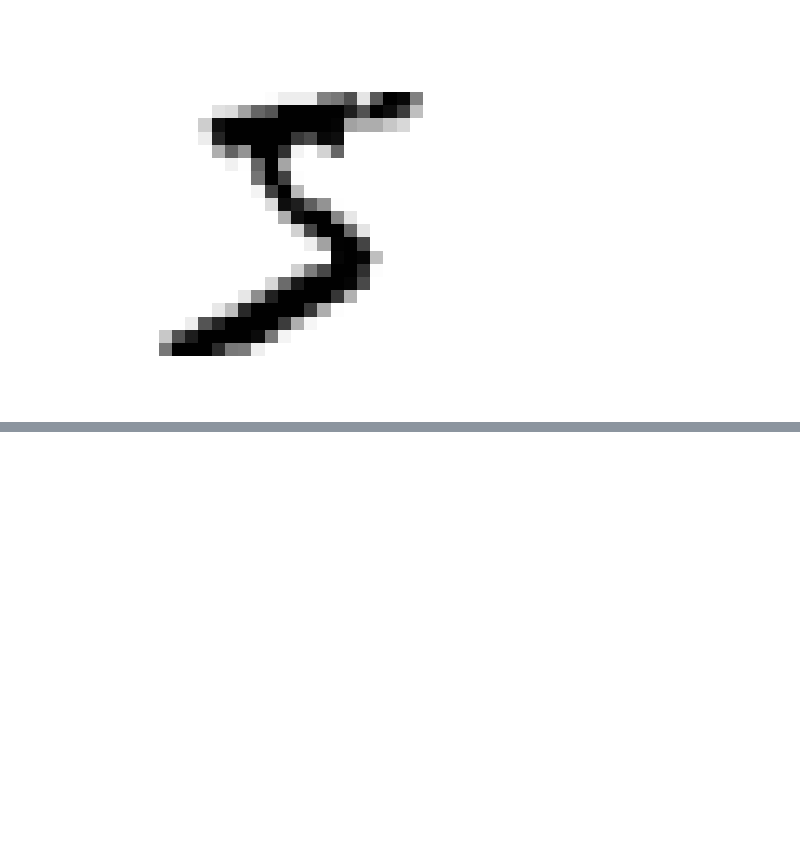
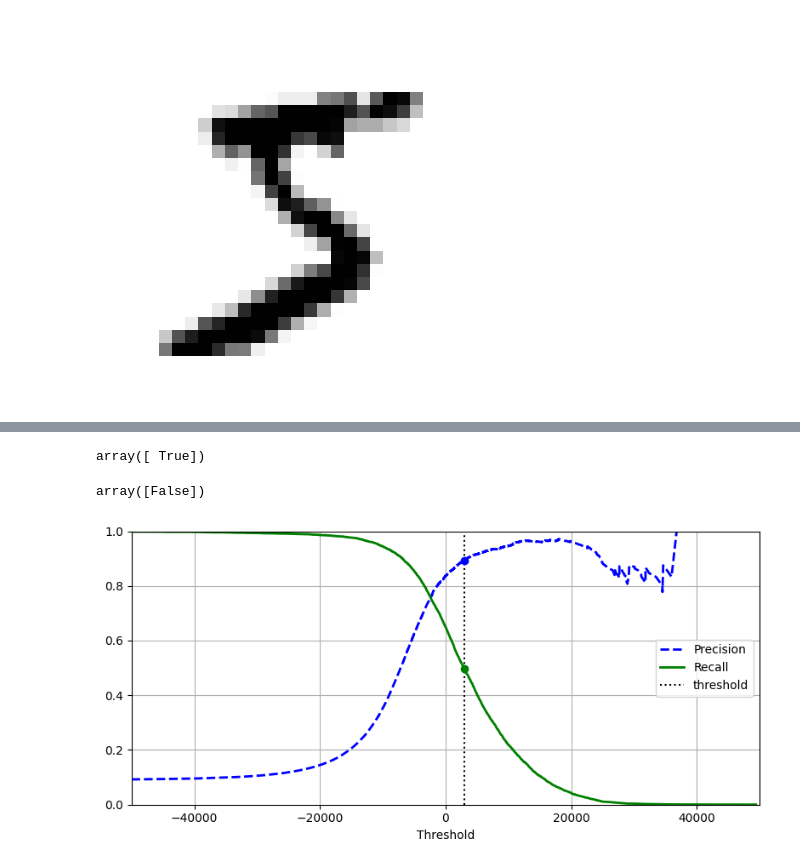
Before and after one commit to Dailydevloper/MNIST-dataset-practice, a Jupyter notebook: MNIST.ipynb, the cells around one changed output, grey strips where cells are left out. Cells and saved outputs as stored; diff of their text form; code cells hidden in the pictures; blank space fills up the shorter version.

Commit message:
Add precision-recall vs threshold plot image for classification analysis

```diff
--- a/MNIST.ipynb
+++ b/MNIST.ipynb
@@ -42,0 +85,11 @@ plt.show
+# %%
+from pathlib import Path
+
+IMAGES_PATH = Path() / "images" / "classification"
+IMAGES_PATH.mkdir(parents=True, exist_ok=True)
+
+def save_fig(fig_id, tight_layout=True, fig_extension="png", resolution=300):
+    path = IMAGES_PATH / f"{fig_id}.{fig_extension}"
+    if tight_layout:
+        plt.tight_layout()
+    plt.savefig(path, format=fig_extension, dpi=resolution)
@@ -42,0 +133,36 @@ plt.show
+# %%
+y_some_digit_pred
+# %% [output]
+array([ True])
+# %%
+threshold = 3000
+y_some_digit_pred = (y_scores > threshold)
+y_some_digit_pred
+# %% [output]
+array([False])
+# %%
+y_scores = cross_val_predict(sgd_clf, X_train, y_train_5, cv=3,
+                             method="decision_function")
+# %%
+from sklearn.metrics import precision_recall_curve
+
+precisions, recalls, thresholds = precision_recall_curve(y_train_5, y_scores)
+# %%
+plt.figure(figsize=(8, 4))
+plt.plot(thresholds, precisions[:-1], "b--", label="Precision", linewidth=2)
+plt.plot(thresholds, recalls[:-1], "g-", label="Recall", linewidth=2)
+plt.vlines(threshold, 0, 1.0, "k", "dotted", label="threshold")
+
+
+idx = (thresholds >= threshold).argmax()
+plt.plot(thresholds[idx], precisions[idx], "bo")
+plt.plot(thresholds[idx], recalls[idx], "go")
+plt.axis([-50000, 50000, 0, 1])
+plt.grid()
+plt.xlabel("Threshold")
+plt.legend(loc="center right")
+save_fig("precision_recall_vs_threshold_plot")
+
+plt.show()
+# %% [output]
+[figure, added]
```
Also changed, not shown: parts of 16 cells of this notebook, 2 other files.
